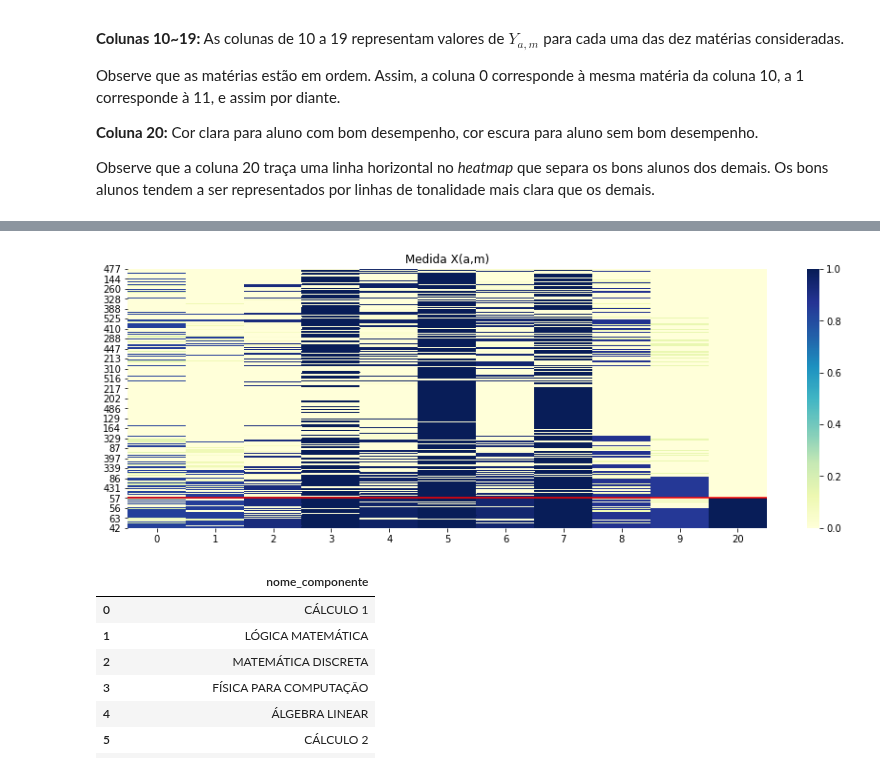
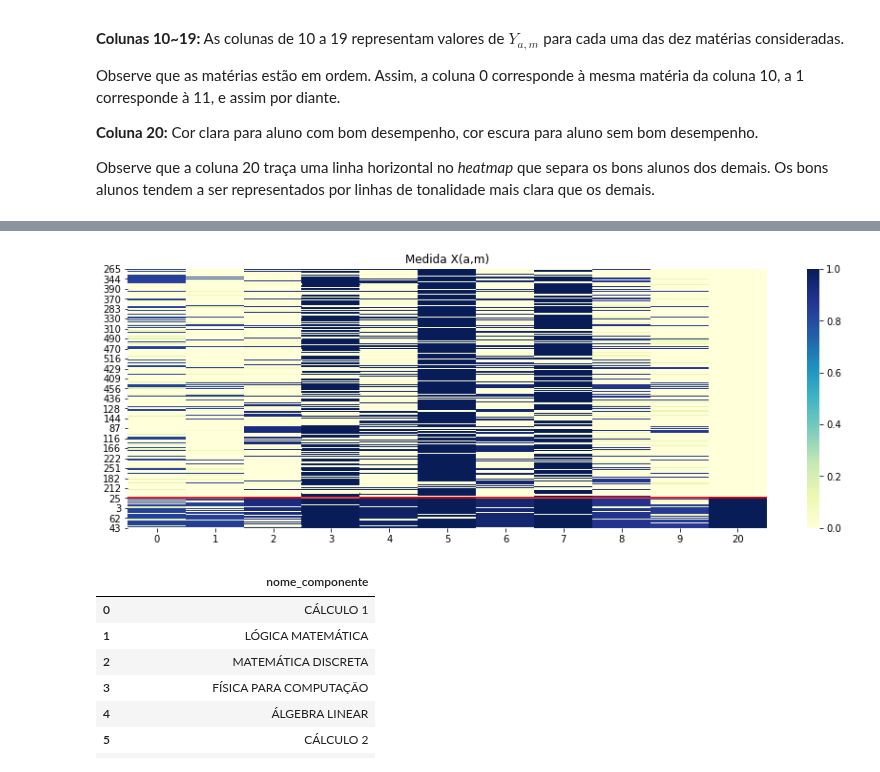
Before and after one commit to luanagbmartins/inteligencia-artificial, a Jupyter notebook: Testes/preprocessamento_corrigido.ipynb, the cells around one changed output, grey strips where cells are left out. Cells and saved outputs as stored; diff of their text form; code cells hidden in the pictures.

```diff
--- a/Testes/preprocessamento_corrigido.ipynb
+++ b/Testes/preprocessamento_corrigido.ipynb
@@ -630,18 +591,18 @@ Observando o heatmap, percebemos que em algumas colunas é difícil distinguir o
 # %%
 dataplot = pd.DataFrame(filled_features)\
             .dropna()\
-            .sort_values(by=sort_array)\
+            .sort_values(by=20)\
             [[0,1,2,3,4,5,6,7,8,9,20]]
 
 border = dataplot[20].values.tolist()
 frontier = [ i for i,v in enumerate(border) if i > 1 and border[i] != border[i-1]][0]
 
 ax = sns.heatmap(dataplot, cmap="YlGnBu")
 ax.hlines([frontier], colors=['red'], *ax.get_xlim())
 ax.set_title("Medida X(a,m)")
 pass
 # %% [output]
-[figure, old version]
+[figure, new version]
 # %%
 disciplinas['nome_componente'].reset_index()[['nome_componente']]
 # %% [output]
```
Also changed, not shown: parts of 53 cells of this notebook, 12 other files.
